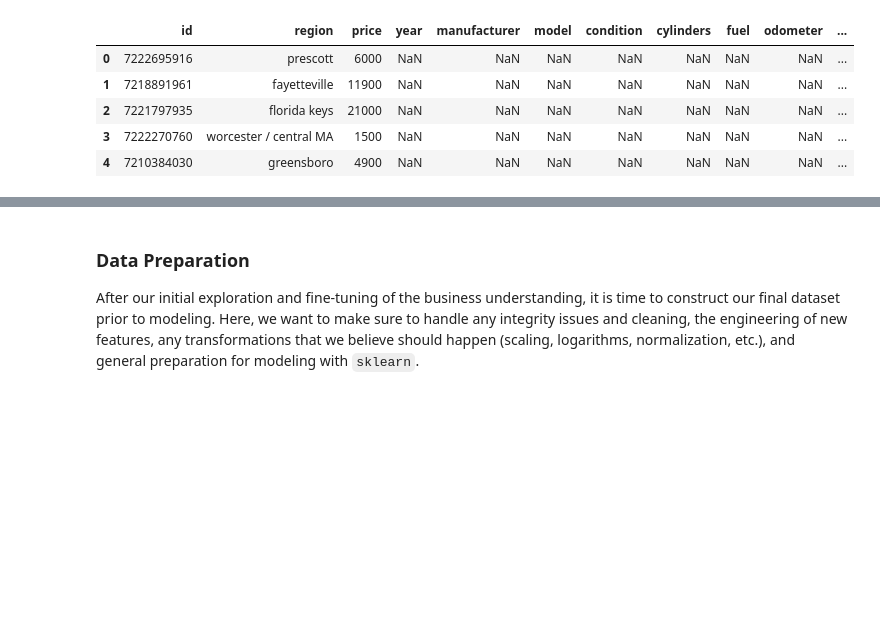
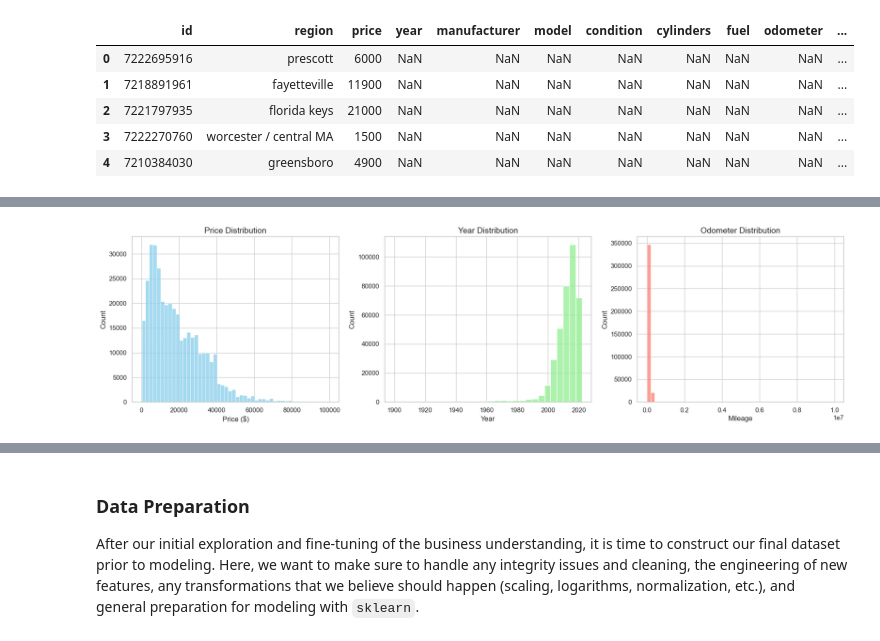
Before and after one commit to RajAIGit/MyUCBerkeley_Portfolio, a Jupyter notebook: Used_Car_Recommendation/Used_Car_Recommendation.ipynb, the cells around one changed output, grey strips where cells are left out. Saved outputs shown, nothing was run; the diff lists cells and outputs as text; code cells hidden in the pictures; blank space fills up the shorter version.

```diff
--- a/Used_Car_Recommendation/Used_Car_Recommendation.ipynb
+++ b/Used_Car_Recommendation/Used_Car_Recommendation.ipynb
@@ -115,0 +101,80 @@ Column: odometer, Zero/Negative count: 1965
+# %%
+# Basic cleaning for visualization
+df = df.dropna(subset=['price', 'year', 'odometer', 'manufacturer', 'fuel', 'transmission'])
+df = df[(df['price'] > 100) & (df['price'] < 100000)]  # Remove extreme outliers
+
+# Set Seaborn style
+sns.set(style="whitegrid")
+
+
+# 1. Continuous Variables: Price, Year, Odometer
+fig, axes = plt.subplots(1, 3, figsize=(18, 5))
+sns.histplot(df['price'], bins=50, ax=axes[0], color='skyblue')
+axes[0].set_title('Price Distribution', fontsize=14)
+axes[0].set_xlabel('Price ($)', fontsize=12)
+axes[0].set_ylabel('Count', fontsize=12)
+
+sns.histplot(df['year'], bins=30, ax=axes[1], color='lightgreen')
+axes[1].set_title('Year Distribution', fontsize=14)
+axes[1].set_xlabel('Year', fontsize=12)
+axes[1].set_ylabel('Count', fontsize=12)
+
+sns.histplot(df['odometer'], bins=50, ax=axes[2], color='salmon')
+axes[2].set_title('Odometer Distribution', fontsize=14)
+axes[2].set_xlabel('Mileage', fontsize=12)
+axes[2].set_ylabel('Count', fontsize=12)
+
+plt.tight_layout()
+plt.show()
+
+
+# 2. Categorical Variables: Manufacturer, Fuel, Transmission
+fig, axes = plt.subplots(1, 3, figsize=(20, 6))
+
+top_manufacturers = df['manufacturer'].value_counts().head(10).index
+sns.countplot(y='manufacturer', data=df[df['manufacturer'].isin(top_manufacturers)],
+              order=top_manufacturers, ax=axes[0])
+axes[0].set_title('Top 10 Manufacturers', fontsize=14)
+axes[0].set_xlabel('Count', fontsize=12)
+axes[0].set_ylabel('Manufacturer', fontsize=12)
+
+sns.countplot(x='fuel', data=df, ax=axes[1])
+axes[1].set_title('Fuel Type Distribution', fontsize=14)
+axes[1].set_xlabel('Fuel Type', fontsize=12)
+axes[1].set_ylabel('Count', fontsize=12)
+
+sns.countplot(x='transmission', data=df, ax=axes[2])
+axes[2].set_title('Transmission Type Distribution', fontsize=14)
+axes[2].set_xlabel('Transmission', fontsize=12)
+axes[2].set_ylabel('Count', fontsize=12)
+
+plt.tight_layout()
+plt.show()
+
+
+# 3. Relationship Between Price and Year/Odometer
+fig, axes = plt.subplots(1, 2, figsize=(16, 6))
+
+sns.scatterplot(x='year', y='price', data=df, alpha=0.3, ax=axes[0])
+axes[0].set_title('Price vs Year', fontsize=14)
+axes[0].set_xlabel('Year', fontsize=12)
+axes[0].set_ylabel('Price ($)', fontsize=12)
+
+sns.scatterplot(x='odometer', y='price', data=df, alpha=0.3, ax=axes[1])
+axes[1].set_title('Price vs Odometer', fontsize=14)
+axes[1].set_xlabel('Mileage', fontsize=12)
+axes[1].set_ylabel('Price ($)', fontsize=12)
+
+plt.tight_layout()
+plt.show()
+
+
+# 4. Correlation Heatmap for Numeric Variables
+plt.figure(figsize=(8, 6))
+numeric_cols = ['price', 'year', 'odometer']
+corr = df[numeric_cols].corr()
+sns.heatmap(corr, annot=True, cmap='coolwarm', fmt=".2f")
+plt.title('Correlation Heatmap', fontsize=16)
+plt.show()
+# %% [output]
+[figure, added]
```
Also changed, not shown: parts of 13 cells of this notebook.
